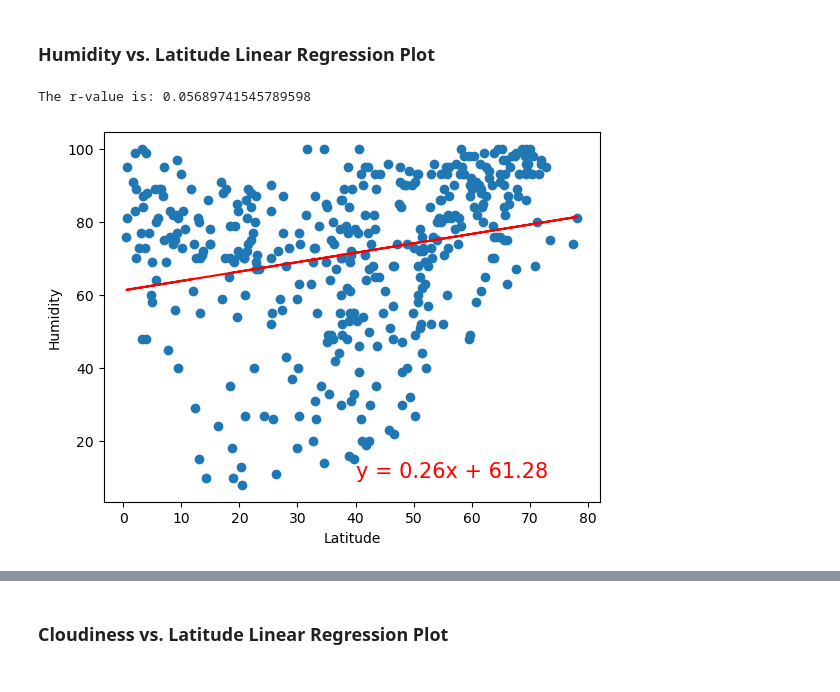
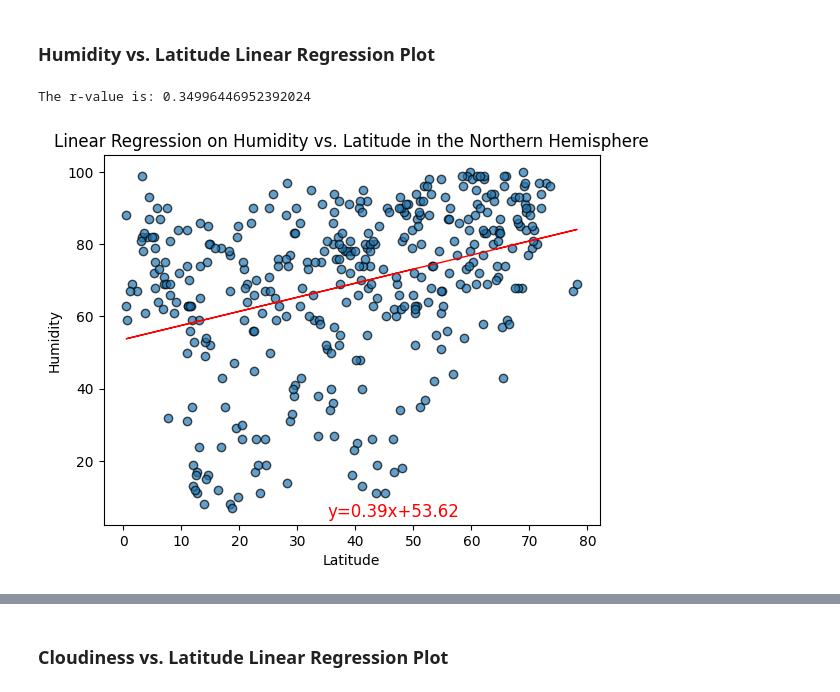
Before and after one commit to mattf4171/python-api-challenge, a Jupyter notebook: WeatherPy.ipynb, the cells around one changed output, grey strips where cells are left out. Cells and saved outputs as stored; diff of their text form; code cells hidden in the pictures.

```diff
--- a/WeatherPy.ipynb
+++ b/WeatherPy.ipynb
@@ -332,15 +332,15 @@ As we can see, there is a positive correlation of the max temperature and latitu
 ### Humidity vs. Latitude Linear Regression Plot
 # %%
 # Northern Hemisphere
-predicted_latitude_n, slope, y_int, r_val = linearRegression(northern_hemi_df['Lat'], northern_hemi_df['Humidity'])
+predicted_humidity_n, slope, y_int, r_val = linearRegression(northern_hemi_df['Lat'], northern_hemi_df['Humidity'])
 print("The r-value is: {}".format(r_val))
-plt.scatter('Lat', 'Max Temp', data=northern_hemi_df, alpha=0.7, edgecolor='black')
-plt.plot(northern_hemi_df['Lat'], predicted_latitude_n, color="red", linewidth=1)
-plt.text(3+0.2, 4.5,'y={:.2f}x+{:.2f}'.format(slope, y_int), size='large', color='red')
-plt.title('Linear Regression on Temp vs. Latitude in the Northern Hemisphere')
+plt.scatter('Lat', 'Humidity', data=northern_hemi_df, alpha=0.7, edgecolor='black')
+plt.plot(northern_hemi_df['Lat'], predicted_humidity_n, color="red", linewidth=1)
+plt.text(35.2, 4.5,'y={:.2f}x+{:.2f}'.format(slope, y_int), size='large', color='red')
+plt.title('Linear Regression on Humidity vs. Latitude in the Northern Hemisphere')
 plt.xlabel('Latitude')
-plt.ylabel('Temperature (C)')
+plt.ylabel('Humidity')
 plt.show()
 # %% [output]
-The r-value is: 0.05689741545789598
+The r-value is: 0.34996446952392024
-[figure, old version]
+[figure, new version]
```
Also changed, not shown: parts of 18 cells of this notebook.
